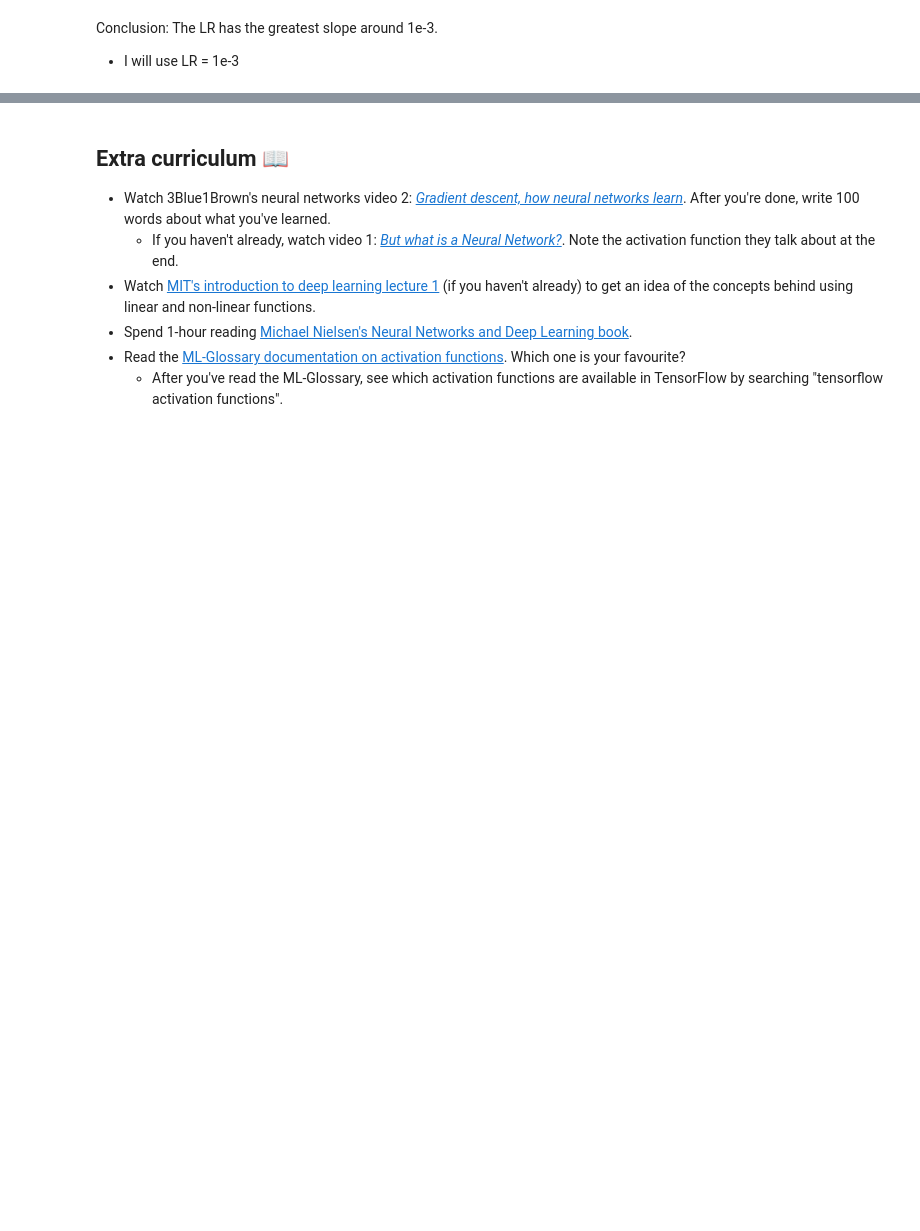
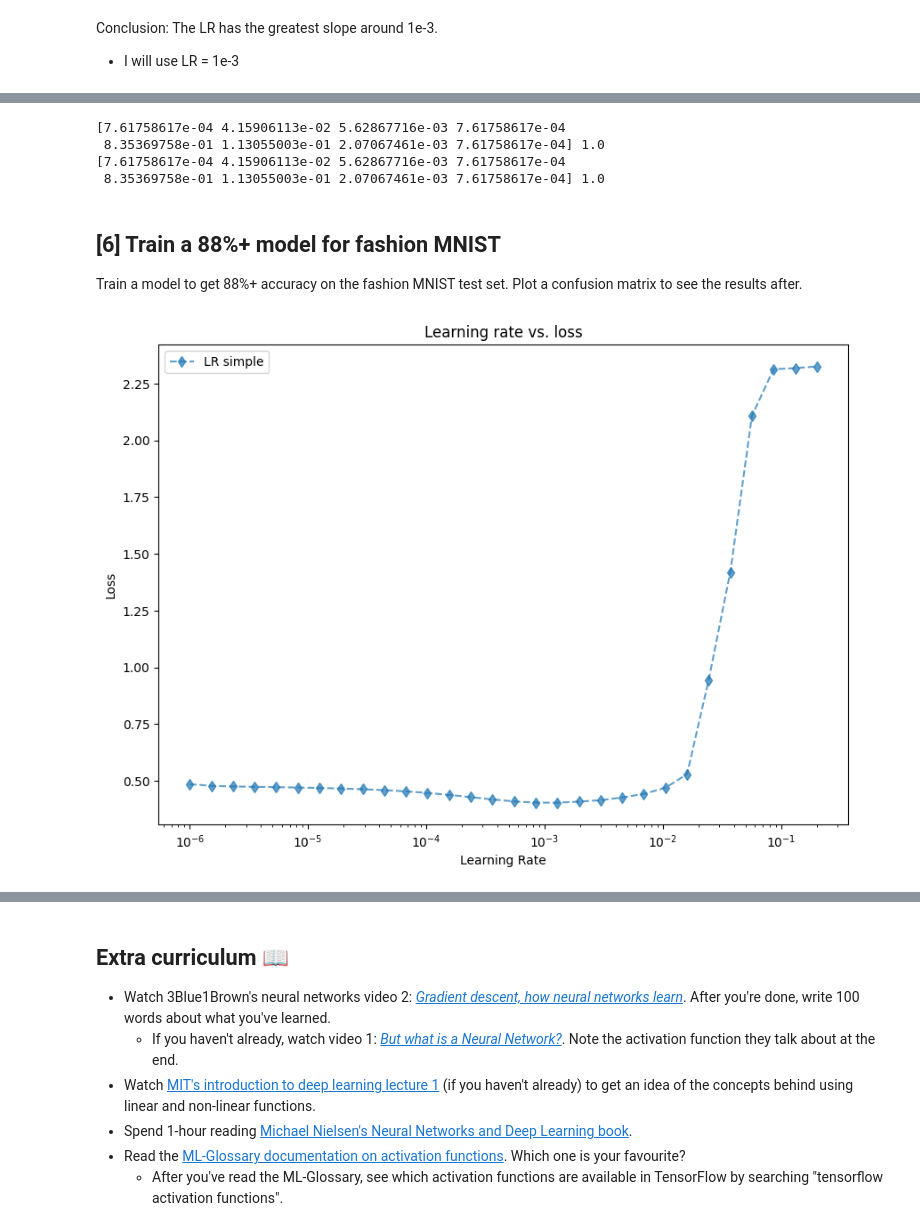
Before and after one commit to Fertmeneses/tensorflow-deep-learning, a Jupyter notebook: practice/02_exercises.ipynb, the cells around one changed output, grey strips where cells are left out. Saved outputs shown, nothing was run; the diff lists cells and outputs as text; code cells hidden in the pictures; blank space fills up the shorter version.

```diff
--- a/practice/02_exercises.ipynb
+++ b/practice/02_exercises.ipynb
@@ -565,0 +568,53 @@ visualize_examples_and_preds(
+# %%
+def softmax(
+    t
+    ):
+    """
+    Normalize an input vector into a probability distribution, consisting of
+    probabilities proportional to the exponentials of the input numbers.
+    See https://en.wikipedia.org/wiki/Softmax_function for more details.
+
+    --- Inputs ---
+    {t} [Tensor]: Input tensor, each element must be a real number.
+
+    --- Return ---
+    {p} [Tensor]: Tensor with same shape as {t}, with the probability for each
+    element in the original tensor.
+    """
+    t_exp = np.exp(t) # Calculate exponential for each element
+    p = t_exp / np.sum(t_exp)
+
+    return p
+
+t_1 = np.array([1,5,3,1,8,6,2,1])
+print(softmax(t_1), sum(softmax(t_1)))
+
+t_2 = tf.constant([1,5,3,1,8,6,2,1])
+print(softmax(t_2), sum(softmax(t_2)))
+# %% [output]
+[7.61758617e-04 4.15906113e-02 5.62867716e-03 7.61758617e-04
+ 8.35369758e-01 1.13055003e-01 2.07067461e-03 7.61758617e-04] 1.0
+[7.61758617e-04 4.15906113e-02 5.62867716e-03 7.61758617e-04
+ 8.35369758e-01 1.13055003e-01 2.07067461e-03 7.61758617e-04] 1.0
+# %% [markdown]
+## [6] Train a 88%+ model for fashion MNIST
+Train a model to get 88%+ accuracy on the fashion MNIST test set. Plot a confusion matrix to see the results after.
+# %%
+# Find a good learning rate, using only the simple forward schedule:
+history_f, history_r, history_s = find_LR(
+    train_data_norm,train_labels,
+    fw_reset=False, rev_reset=False, simple=True,
+    flatten_shape=train_data_norm.shape[1:],
+    dense_layers=[16,16,12,12,12],
+    output_size=len(class_names),
+    hidden_activ='relu',
+    last_activ='softmax',
+    loss=tf.keras.losses.SparseCategoricalCrossentropy(),
+    optimizer='Adam',
+    metrics=['accuracy'],
+    epochs=30,
+    min_LR=1e-6,max_LR=0.2
+    )
+plot_LR_rates(history_f, history_r, history_s,ylim=None)
+# %% [output]
+[figure, added]
```
Also changed, not shown: parts of 18 cells of this notebook, 1 other file.
